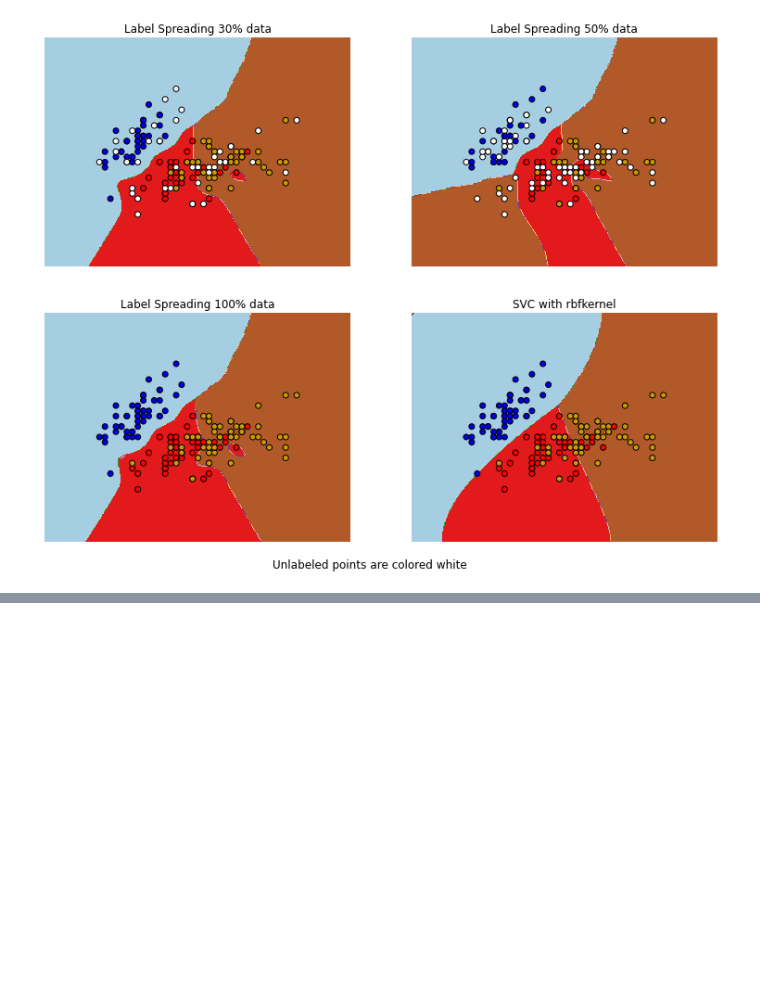
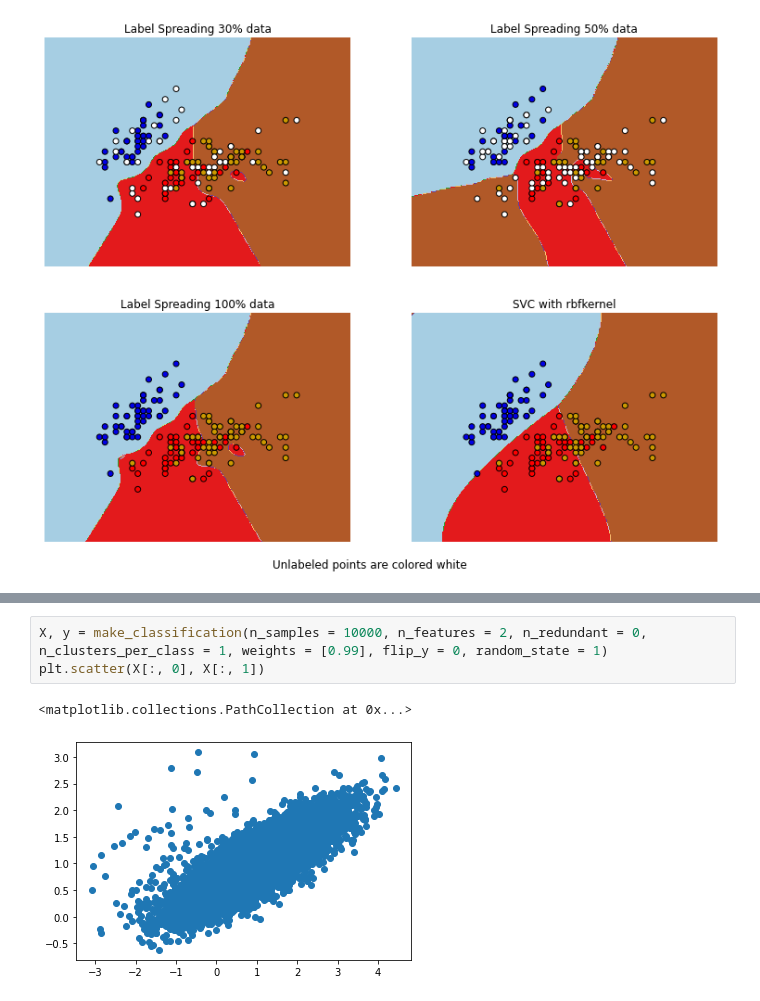
Before and after one commit to rrwabina/RADI608, a Jupyter notebook: Python Lectures/07 Semi-Supervised Learning/semisupervised.ipynb, the cells around one changed output, grey strips where cells are left out. Drawn from its saved outputs; the diff is of its cells as text; blank space fills up the shorter version.

```diff
--- a/Python Lectures/07 Semi-Supervised Learning/semisupervised.ipynb
+++ b/Python Lectures/07 Semi-Supervised Learning/semisupervised.ipynb
@@ -104,0 +282,6 @@ under = RandomUnderSampler(sampling_strategy = 0.5)
+# %%
+X, y = make_classification(n_samples = 10000, n_features = 2, n_redundant = 0, n_clusters_per_class = 1, weights = [0.99], flip_y = 0, random_state = 1)
+plt.scatter(X[:, 0], X[:, 1])
+# %% [output]
+<matplotlib.collections.PathCollection at 0x...>
+[figure, added]
```
Also changed, not shown: parts of 17 cells of this notebook.
